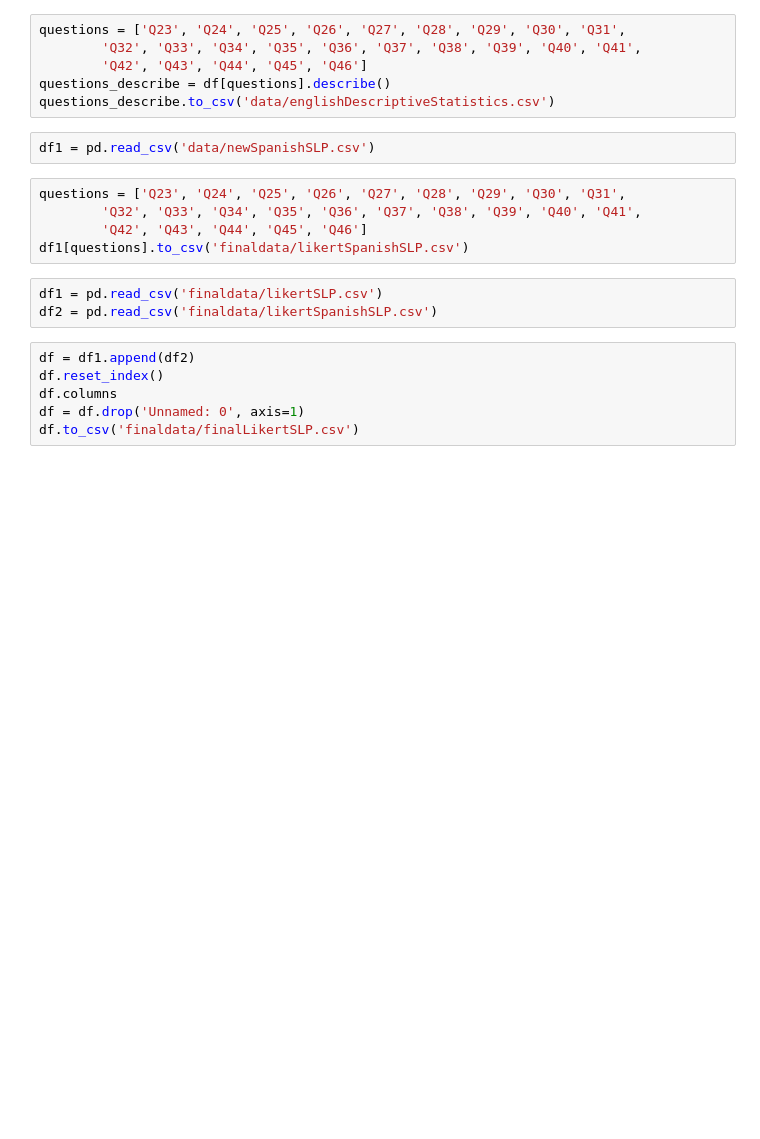
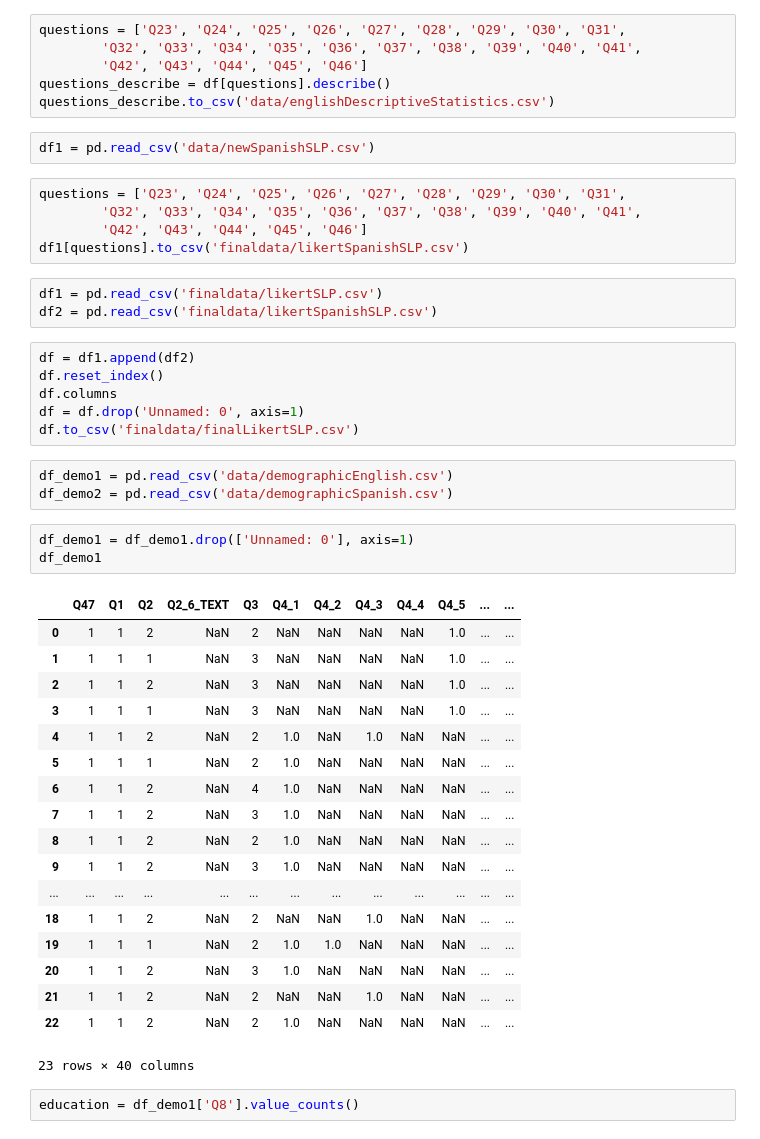
Before and after one commit to lozo6/slp-survey-analytics, a Jupyter notebook: visual.ipynb, the cells around one changed output. Saved outputs shown, nothing was run; the diff lists cells and outputs as text; blank space fills up the shorter version.

```diff
--- a/scripts/visual.ipynb
+++ b/visual.ipynb
@@ -137,3 +137,30 @@ df.reset_index()
 df.columns
 df = df.drop('Unnamed: 0', axis=1)
 df.to_csv('finaldata/finalLikertSLP.csv')
+# %%
+df_demo1 = pd.read_csv('data/demographicEnglish.csv')
+df_demo2 = pd.read_csv('data/demographicSpanish.csv')
+# %%
+df_demo1 = df_demo1.drop(['Unnamed: 0'], axis=1)
+df_demo1
+# %% [output]
+|  | Q47 | Q1 | Q2 | Q2_6_TEXT | Q3 | Q4_1 | Q4_2 | Q4_3 | Q4_4 | Q4_5 | ... | ... |
+| 0 | 1 | 1 | 2 | NaN | 2 | NaN | NaN | NaN | NaN | 1.0 | ... | ... |
+| 1 | 1 | 1 | 1 | NaN | 3 | NaN | NaN | NaN | NaN | 1.0 | ... | ... |
+| 2 | 1 | 1 | 2 | NaN | 3 | NaN | NaN | NaN | NaN | 1.0 | ... | ... |
+| 3 | 1 | 1 | 1 | NaN | 3 | NaN | NaN | NaN | NaN | 1.0 | ... | ... |
+| 4 | 1 | 1 | 2 | NaN | 2 | 1.0 | NaN | 1.0 | NaN | NaN | ... | ... |
+| 5 | 1 | 1 | 1 | NaN | 2 | 1.0 | NaN | NaN | NaN | NaN | ... | ... |
+| 6 | 1 | 1 | 2 | NaN | 4 | 1.0 | NaN | NaN | NaN | NaN | ... | ... |
+| 7 | 1 | 1 | 2 | NaN | 3 | 1.0 | NaN | NaN | NaN | NaN | ... | ... |
+| 8 | 1 | 1 | 2 | NaN | 2 | 1.0 | NaN | NaN | NaN | NaN | ... | ... |
+| 9 | 1 | 1 | 2 | NaN | 3 | 1.0 | NaN | NaN | NaN | NaN | ... | ... |
+| ... | ... | ... | ... | ... | ... | ... | ... | ... | ... | ... | ... | ... |
+| 18 | 1 | 1 | 2 | NaN | 2 | NaN | NaN | 1.0 | NaN | NaN | ... | ... |
+| 19 | 1 | 1 | 1 | NaN | 2 | 1.0 | 1.0 | NaN | NaN | NaN | ... | ... |
+| 20 | 1 | 1 | 2 | NaN | 3 | 1.0 | NaN | NaN | NaN | NaN | ... | ... |
+| 21 | 1 | 1 | 2 | NaN | 2 | NaN | NaN | 1.0 | NaN | NaN | ... | ... |
+| 22 | 1 | 1 | 2 | NaN | 2 | 1.0 | NaN | NaN | NaN | NaN | ... | ... |
+23 rows × 40 columns
+# %%
+education = df_demo1['Q8'].value_counts()
```
Also changed, not shown: parts of 3 cells of this notebook, 7 other files.
